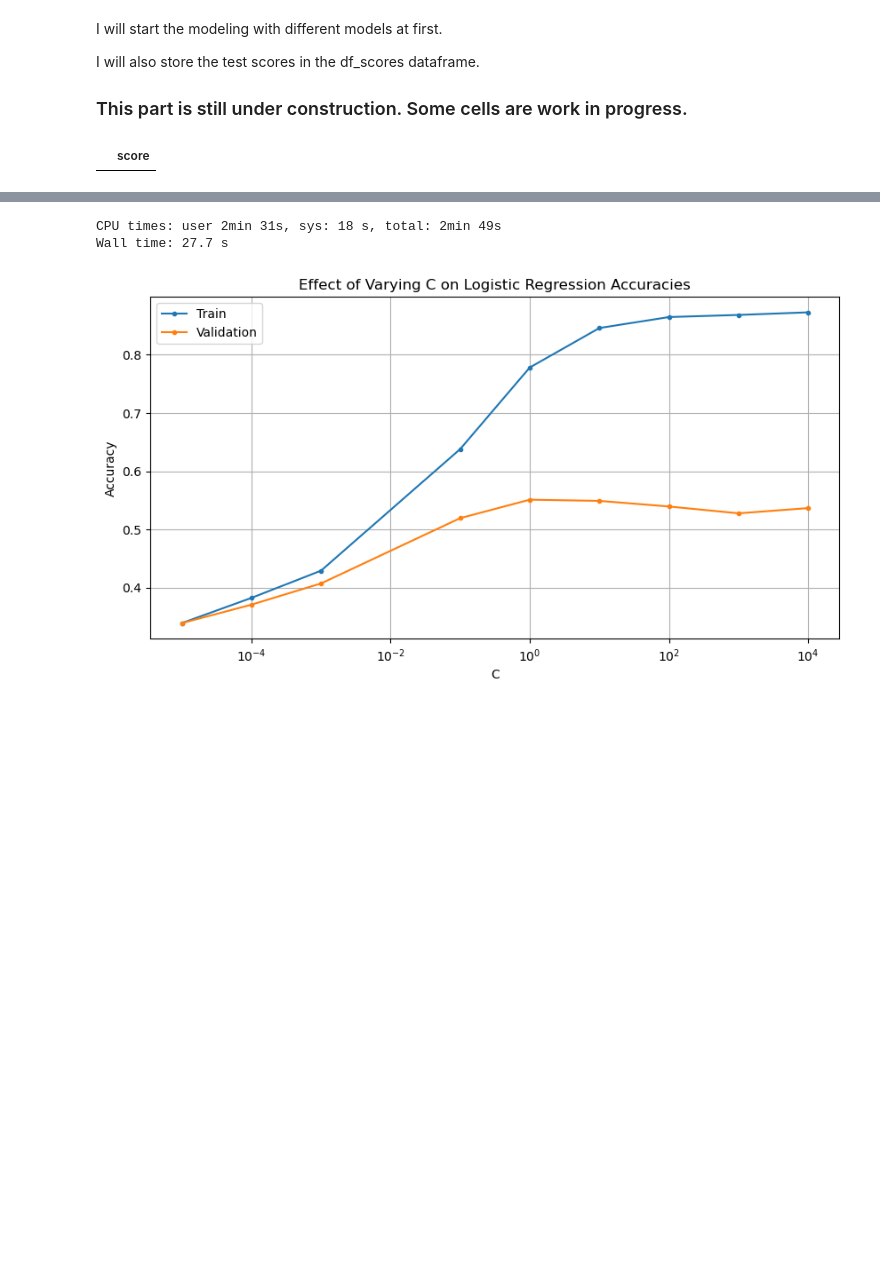
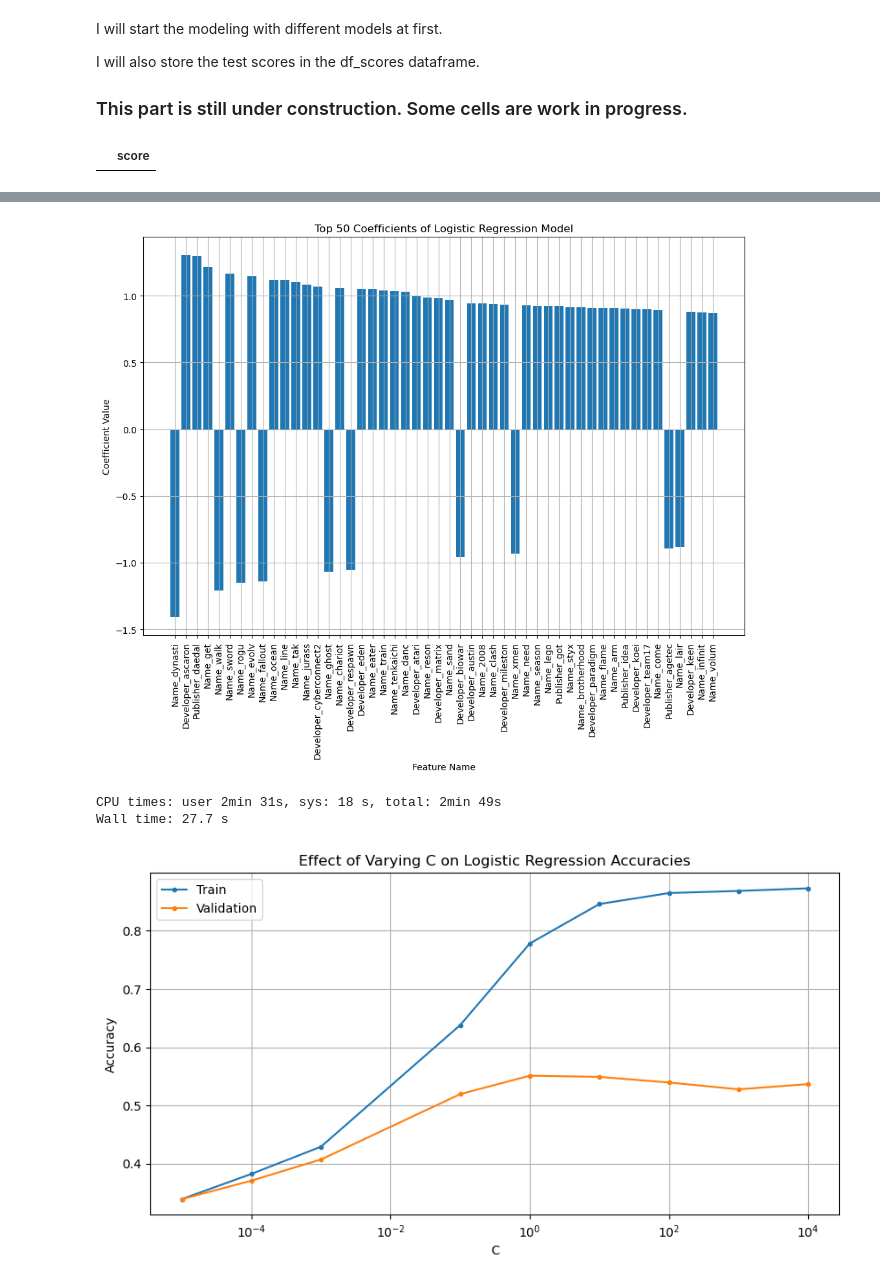
Before and after one commit to benji02/capstone_project, a Jupyter notebook: Notebooks/Capstone_BenjaminLavoie_PreProcAndProc_2nd.ipynb, the cells around one changed output, grey strips where cells are left out. Drawn from its saved outputs; the diff is of its cells as text; code cells hidden in the pictures; blank space fills up the shorter version.

```diff
--- a/Notebooks/Capstone_BenjaminLavoie_PreProcAndProc_2nd.ipynb
+++ b/Notebooks/Capstone_BenjaminLavoie_PreProcAndProc_2nd.ipynb
@@ -533,3 +533,24 @@ Wall time: 11.8 s
+# %%
+feature_names = X_train.columns
+coefficients = baseline_logreg.coef_[0]
+sorted_indices = np.argsort(np.abs(coefficients))[::-1]  # Sort indices by absolute coefficient value
+top_indices = sorted_indices[:50]  # Select top 100 indices
+
+# Extract the top 100 coefficients and their corresponding feature names
+top_coefficients = coefficients[top_indices]
+top_feature_names = [feature_names[i] for i in top_indices]
+
+# Plot the top 100 coefficients
+plt.figure(figsize=(12, 8))
+plt.bar(range(len(top_coefficients)), top_coefficients)
+plt.title('Top 50 Coefficients of Logistic Regression Model')
+plt.xlabel('Feature Name')
+plt.ylabel('Coefficient Value')
+plt.xticks(range(len(top_coefficients)), top_feature_names, rotation=90)
+plt.grid(True)
+plt.show()
+# %% [output]
+[figure, added]
 # %%
 %%time
 
```
Also changed, not shown: parts of 17 cells of this notebook, 7 other files.
